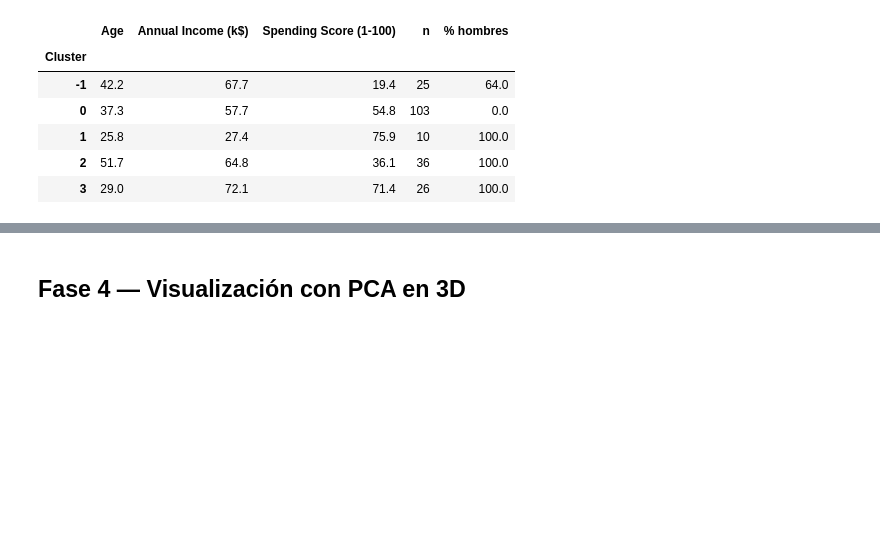
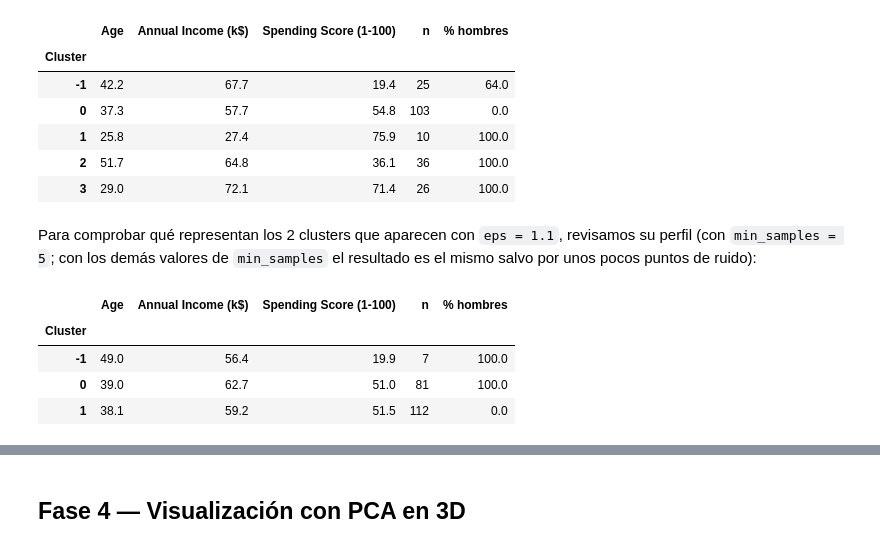
Before and after one commit to Cccabarcal/Workshop3ML_Grupo7, a Jupyter notebook: Workshop3_Clustering_def.ipynb, the cells around one changed output, grey strips where cells are left out. Drawn from its saved outputs; the diff is of its cells as text; code cells hidden in the pictures; blank space fills up the shorter version.

```diff
--- a/Workshop3_Clustering_def.ipynb
+++ b/Workshop3_Clustering_def.ipynb
@@ -402,6 +404,16 @@ Silhouette (sin ruido): 0.2685
 | 1 | 25.8 | 27.4 | 75.9 | 10 | 100.0 |
 | 2 | 51.7 | 64.8 | 36.1 | 36 | 100.0 |
 | 3 | 29.0 | 72.1 | 71.4 | 26 | 100.0 |
+# %% [markdown]
+Para comprobar qué representan los 2 clusters que aparecen con `eps = 1.1`, revisamos su perfil (con `min_samples = 5`; con los demás valores de `min_samples` el resultado es el mismo salvo por unos pocos puntos de ruido):
+# %%
+perfil_rapido(DBSCAN(eps=1.1, min_samples=5).fit_predict(X_scaled))
+# %% [output]
+|  | Age | Annual Income (k$) | Spending Score (1-100) | n | % hombres |
+| Cluster |  |  |  |  |  |
+| -1 | 49.0 | 56.4 | 19.9 | 7 | 100.0 |
+| 0 | 39.0 | 62.7 | 51.0 | 81 | 100.0 |
+| 1 | 38.1 | 59.2 | 51.5 | 112 | 0.0 |
 # %% [markdown]
 ### Respuestas — DBSCAN
 
```
Also changed, not shown: parts of 12 cells of this notebook, 1 other file.
